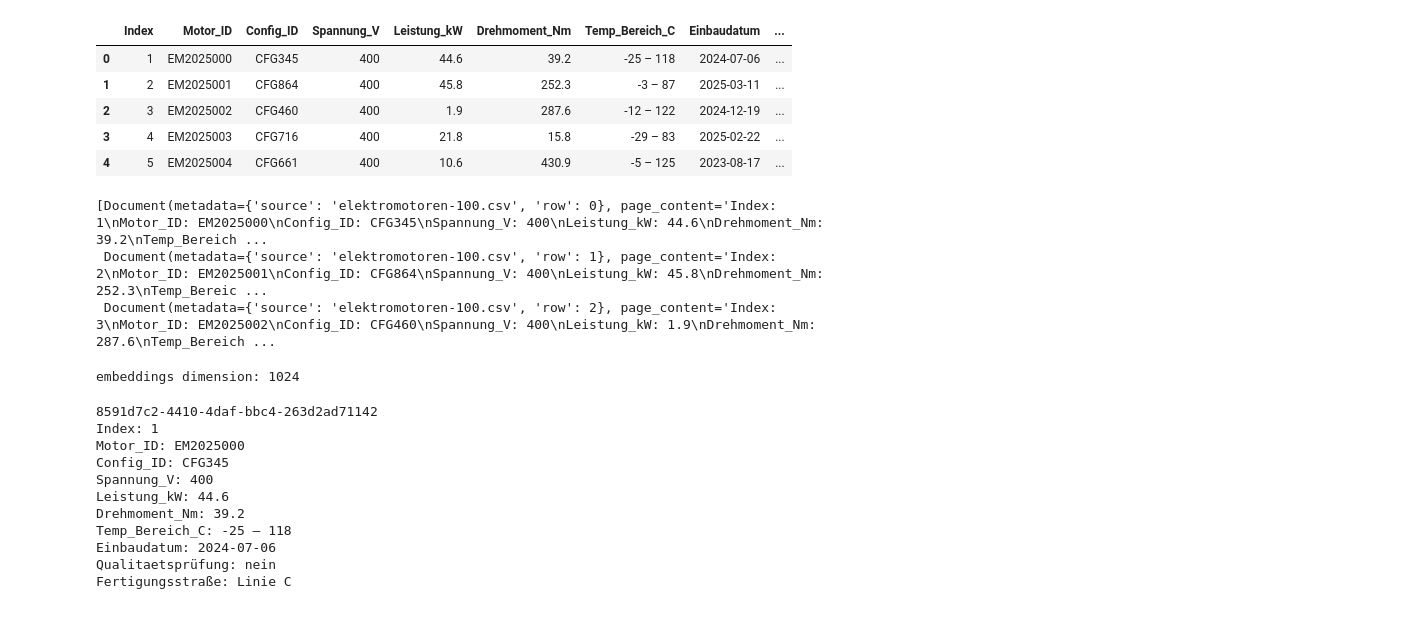
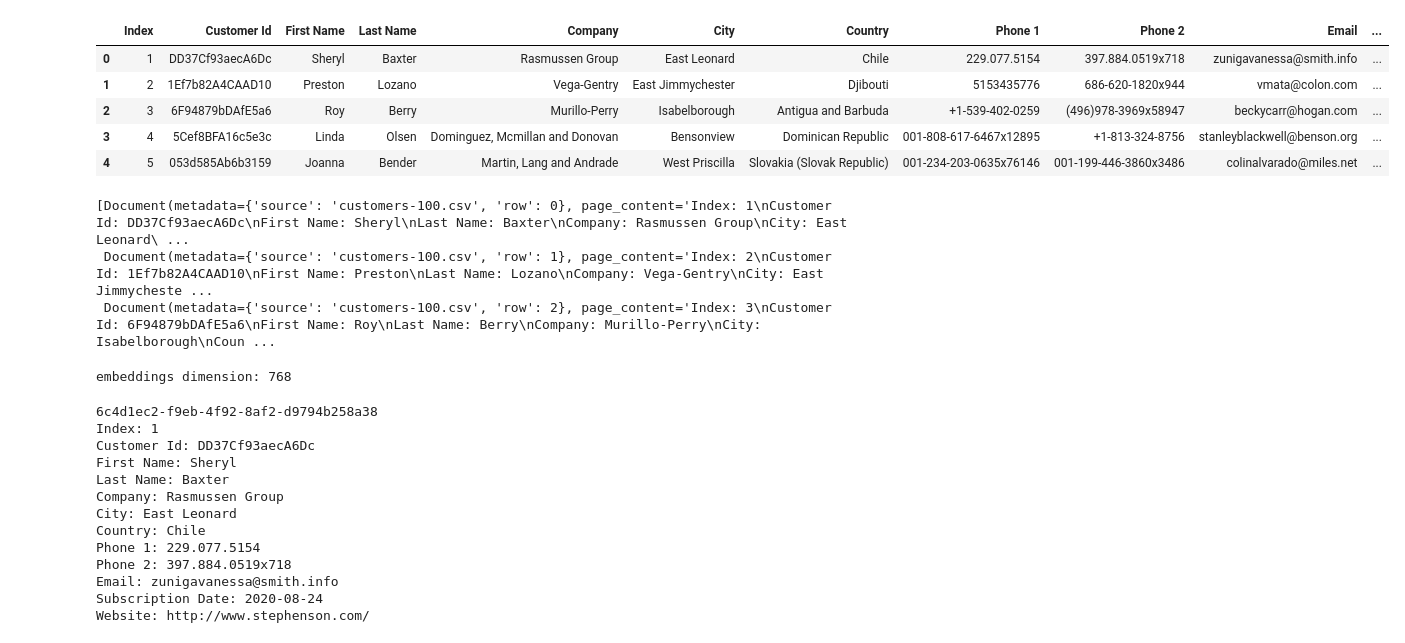
Before and after one commit to daniel8903/rag-retriever, a Jupyter notebook: main.ipynb, the cells around one changed output. Cells and saved outputs as stored; diff of their text form; code cells hidden in the pictures.

```diff
--- a/main.ipynb
+++ b/main.ipynb
@@ -61,24 +74,23 @@ display(file_selector)
 # %%
-file_path = 'elektromotoren-100.csv'
-# file_path = 'customers-100.csv'
+file_path = file_dropdown.value
 data = pd.read_csv(file_path)
 data.head()
 # %% [output]
-|  | Index | Motor_ID | Config_ID | Spannung_V | Leistung_kW | Drehmoment_Nm | Temp_Bereich_C | Einbaudatum | ... |
-| 0 | 1 | EM2025000 | CFG345 | 400 | 44.6 | 39.2 | -25 – 118 | 2024-07-06 | ... |
-| 1 | 2 | EM2025001 | CFG864 | 400 | 45.8 | 252.3 | -3 – 87 | 2025-03-11 | ... |
-| 2 | 3 | EM2025002 | CFG460 | 400 | 1.9 | 287.6 | -12 – 122 | 2024-12-19 | ... |
-| 3 | 4 | EM2025003 | CFG716 | 400 | 21.8 | 15.8 | -29 – 83 | 2025-02-22 | ... |
-| 4 | 5 | EM2025004 | CFG661 | 400 | 10.6 | 430.9 | -5 – 125 | 2023-08-17 | ... |
+|  | Index | Customer Id | First Name | Last Name | Company | City | Country | Phone 1 | Phone 2 | Email | ... |
+| 0 | 1 | DD37Cf93aecA6Dc | Sheryl | Baxter | Rasmussen Group | East Leonard | Chile | 229.077.5154 | 397.884.0519x718 | zunigavanessa@smith.info | ... |
+| 1 | 2 | 1Ef7b82A4CAAD10 | Preston | Lozano | Vega-Gentry | East Jimmychester | Djibouti | 5153435776 | 686-620-1820x944 | vmata@colon.com | ... |
+| 2 | 3 | 6F94879bDAfE5a6 | Roy | Berry | Murillo-Perry | Isabelborough | Antigua and Barbuda | +1-539-402-0259 | (496)978-3969x58947 | beckycarr@hogan.com | ... |
+| 3 | 4 | 5Cef8BFA16c5e3c | Linda | Olsen | Dominguez, Mcmillan and Donovan | Bensonview | Dominican Republic | 001-808-617-6467x12895 | +1-813-324-8756 | stanleyblackwell@benson.org | ... |
+| 4 | 5 | 053d585Ab6b3159 | Joanna | Bender | Martin, Lang and Andrade | West Priscilla | Slovakia (Slovak Republic) | 001-234-203-0635x76146 | 001-199-446-3860x3486 | colinalvarado@miles.net | ... |
 # %%
 # Load documents
 loader = CSVLoader(file_path=file_path)
 docs = loader.load_and_split()
 docs[0:3]
 # %% [output]
-[Document(metadata={'source': 'elektromotoren-100.csv', 'row': 0}, page_content='Index: 1\nMotor_ID: EM2025000\nConfig_ID: CFG345\nSpannung_V: 400\nLeistung_kW: 44.6\nDrehmoment_Nm: 39.2\nTemp_Bereich ...
- Document(metadata={'source': 'elektromotoren-100.csv', 'row': 1}, page_content='Index: 2\nMotor_ID: EM2025001\nConfig_ID: CFG864\nSpannung_V: 400\nLeistung_kW: 45.8\nDrehmoment_Nm: 252.3\nTemp_Bereic ...
- Document(metadata={'source': 'elektromotoren-100.csv', 'row': 2}, page_content='Index: 3\nMotor_ID: EM2025002\nConfig_ID: CFG460\nSpannung_V: 400\nLeistung_kW: 1.9\nDrehmoment_Nm: 287.6\nTemp_Bereich ...
+[Document(metadata={'source': 'customers-100.csv', 'row': 0}, page_content='Index: 1\nCustomer Id: DD37Cf93aecA6Dc\nFirst Name: Sheryl\nLast Name: Baxter\nCompany: Rasmussen Group\nCity: East Leonard\ ...
+ Document(metadata={'source': 'customers-100.csv', 'row': 1}, page_content='Index: 2\nCustomer Id: 1Ef7b82A4CAAD10\nFirst Name: Preston\nLast Name: Lozano\nCompany: Vega-Gentry\nCity: East Jimmycheste ...
+ Document(metadata={'source': 'customers-100.csv', 'row': 2}, page_content='Index: 3\nCustomer Id: 6F94879bDAfE5a6\nFirst Name: Roy\nLast Name: Berry\nCompany: Murillo-Perry\nCity: Isabelborough\nCoun ...
 # %%
 # Use BGE Embeddings
 if file_path == "elektromotoren-100.csv":
@@ -98,24 +110,26 @@ vector_store = FAISS(
     index_to_docstore_id={}
 )
 # %% [output]
-embeddings dimension: 1024
+embeddings dimension: 768
 # %%
 vector_store.add_documents(documents=docs)
 doc_id = list(vector_store.docstore._dict.keys())[0]
 print(doc_id)
 print(vector_store.docstore._dict[doc_id].page_content)
 # %% [output]
-8591d7c2-4410-4daf-bbc4-263d2ad71142
+6c4d1ec2-f9eb-4f92-8af2-d9794b258a38
 Index: 1
-Motor_ID: EM2025000
-Config_ID: CFG345
-Spannung_V: 400
-Leistung_kW: 44.6
-Drehmoment_Nm: 39.2
-Temp_Bereich_C: -25 – 118
-Einbaudatum: 2024-07-06
-Qualitaetsprüfung: nein
-Fertigungsstraße: Linie C
+Customer Id: DD37Cf93aecA6Dc
+First Name: Sheryl
+Last Name: Baxter
+Company: Rasmussen Group
+City: East Leonard
+Country: Chile
+Phone 1: 229.077.5154
+Phone 2: 397.884.0519x718
+Email: zunigavanessa@smith.info
+Subscription Date: 2020-08-24
+Website: http://www.stephenson.com/
 # %%
 # # Use Mistral 7B via ctransformers
 # llm = CTransformers(
```
Also changed, not shown: parts of 10 cells of this notebook.
